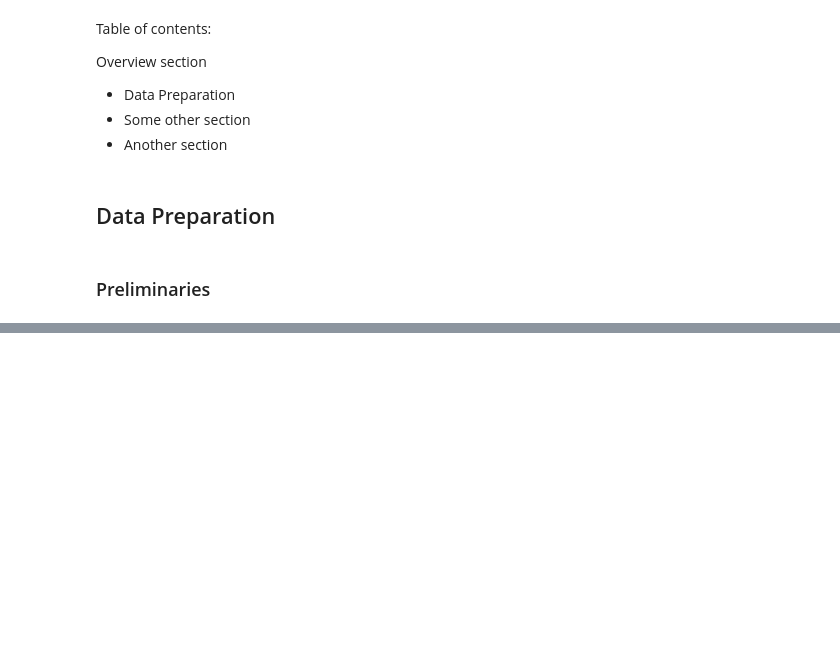
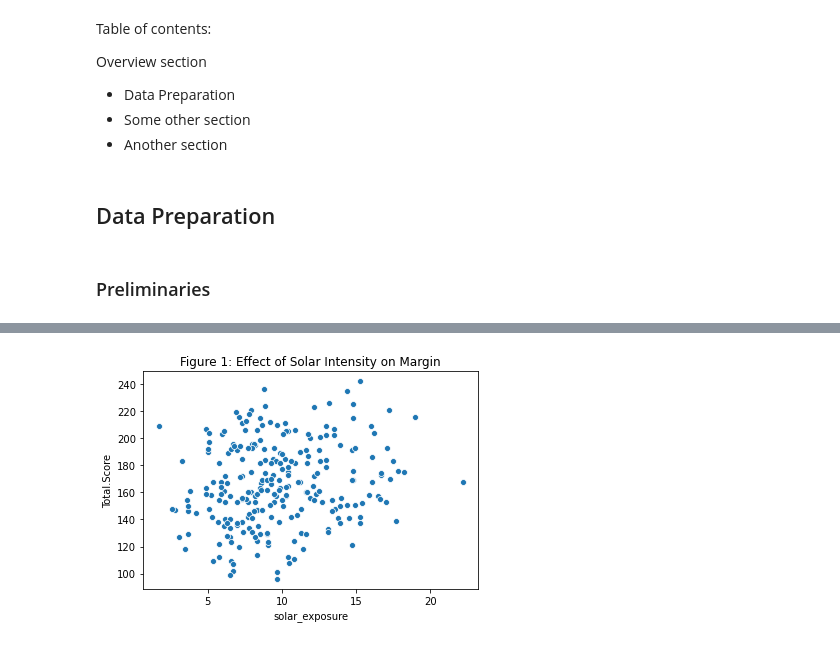
Before and after one commit to floeck/f1-weather-analysis, a Jupyter notebook: major-project.ipynb, the cells around one changed output, grey strips where cells are left out. Drawn from its saved outputs; the diff is of its cells as text; code cells hidden in the pictures; blank space fills up the shorter version.

```diff
--- a/major-project.ipynb
+++ b/major-project.ipynb
@@ -80,0 +105,7 @@ plt.show();
+# %%
+# create scatterplot
+sns.scatterplot(data['solar_exposure'], data['Total.Score'])
+plt.title('Figure 1: Effect of Solar Intensity on Margin')
+plt.show();
+# %% [output]
+[figure, added]
```
Also changed, not shown: parts of 8 cells of this notebook, 22 other files.
